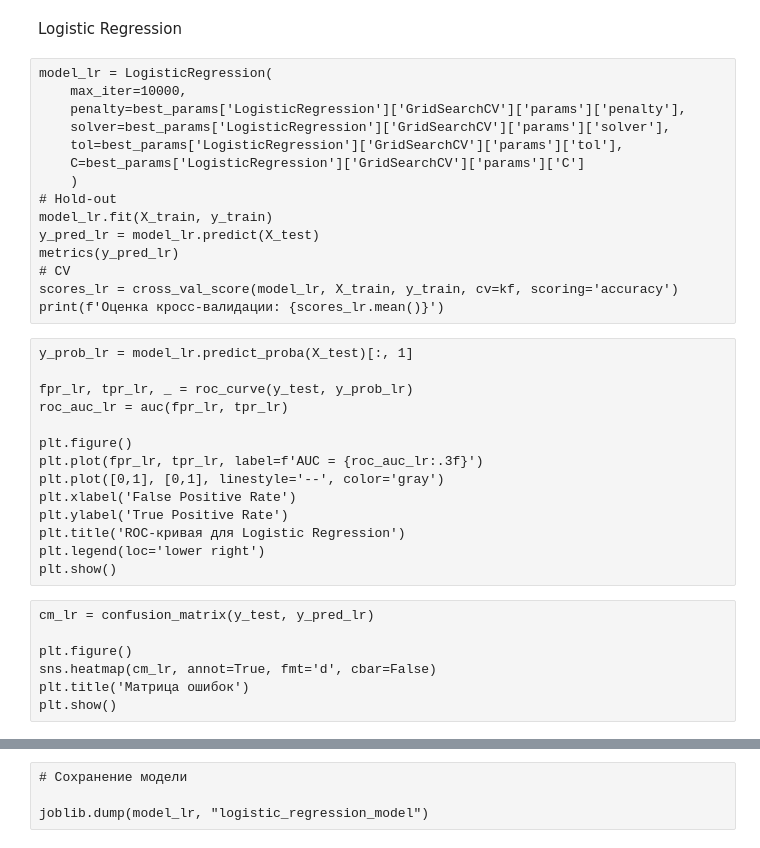
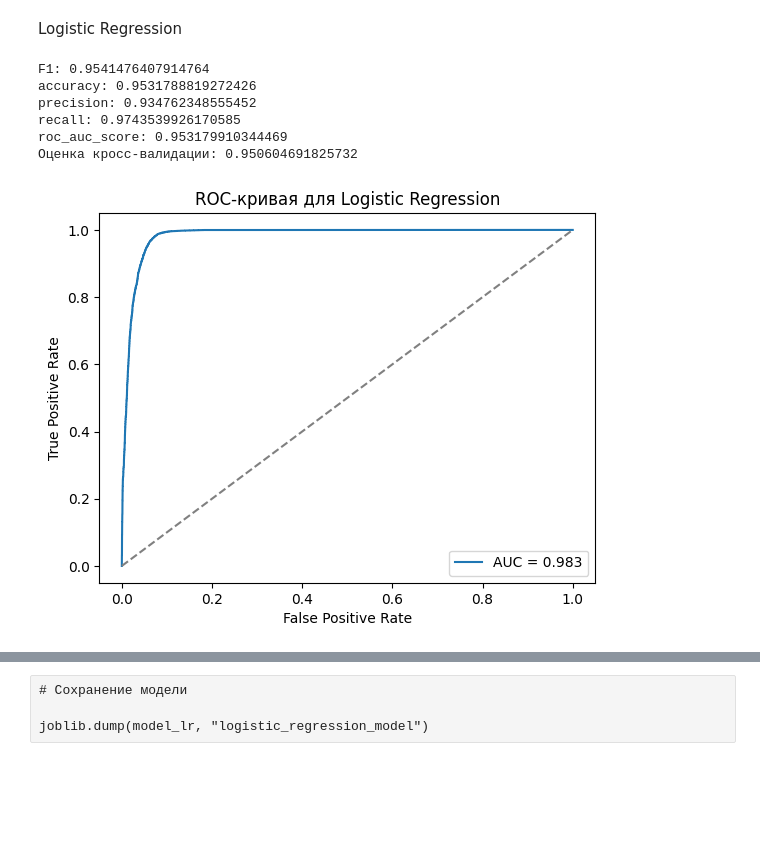
Before and after one commit to SergeyMotynga/OMSTU, a Jupyter notebook: ML/laboratory/lab_2/main/main.ipynb, the cells around one changed output, grey strips where cells are left out. Drawn from its saved outputs; the diff is of its cells as text; code cells hidden in the pictures; blank space fills up the shorter version.

```diff
--- a/ML/laboratory/lab_2/main/main.ipynb
+++ b/ML/laboratory/lab_2/main/main.ipynb
@@ -267,39 +267,41 @@ def metrics(pred_array, true_array=y_test,):
     print(f'roc_auc_score: {roc_auc_score(true_array, pred_array)}')
 # %% [markdown]
 Logistic Regression
-# %% [raw]
-model_lr = LogisticRegression(
-    max_iter=10000,
-    penalty=best_params['LogisticRegression']['GridSearchCV']['params']['penalty'],
-    solver=best_params['LogisticRegression']['GridSearchCV']['params']['solver'],
-    tol=best_params['LogisticRegression']['GridSearchCV']['params']['tol'],
-    C=best_params['LogisticRegression']['GridSearchCV']['params']['C']
-    )
-# Hold-out
-model_lr.fit(X_train, y_train)
-y_pred_lr = model_lr.predict(X_test)
-metrics(y_pred_lr)
-# CV
-scores_lr = cross_val_score(model_lr, X_train, y_train, cv=kf, scoring='accuracy')
-print(f'Оценка кросс-валидации: {scores_lr.mean()}')
-# %% [raw]
-y_prob_lr = model_lr.predict_proba(X_test)[:, 1]
-
-fpr_lr, tpr_lr, _ = roc_curve(y_test, y_prob_lr)
-roc_auc_lr = auc(fpr_lr, tpr_lr)
-
-plt.figure()
-plt.plot(fpr_lr, tpr_lr, label=f'AUC = {roc_auc_lr:.3f}')
-plt.plot([0,1], [0,1], linestyle='--', color='gray')
-plt.xlabel('False Positive Rate')
-plt.ylabel('True Positive Rate')
-plt.title('ROC-кривая для Logistic Regression')
-plt.legend(loc='lower right')
-plt.show()
-# %% [raw]
-cm_lr = confusion_matrix(y_test, y_pred_lr)
-
-plt.figure()
-sns.heatmap(cm_lr, annot=True, fmt='d', cbar=False)
-plt.title('Матрица ошибок')
-plt.show()
+# %%
+model_lr = LogisticRegression(
+    max_iter=10000,
+    penalty=best_params['LogisticRegression']['GridSearchCV']['params']['penalty'],
+    solver=best_params['LogisticRegression']['GridSearchCV']['params']['solver'],
+    tol=best_params['LogisticRegression']['GridSearchCV']['params']['tol'],
+    C=best_params['LogisticRegression']['GridSearchCV']['params']['C']
+    )
+# Hold-out
+model_lr.fit(X_train, y_train)
+y_pred_lr = model_lr.predict(X_test)
+metrics(y_pred_lr)
+# CV
+scores_lr = cross_val_score(model_lr, X_train, y_train, cv=kf, scoring='accuracy')
+print(f'Оценка кросс-валидации: {scores_lr.mean()}')
+# %% [output]
+F1: 0.9541476407914764
+accuracy: 0.9531788819272426
+precision: 0.934762348555452
+recall: 0.9743539926170585
+roc_auc_score: 0.953179910344469
+Оценка кросс-валидации: 0.950604691825732
+# %%
+y_prob_lr = model_lr.predict_proba(X_test)[:, 1]
+
+fpr_lr, tpr_lr, _ = roc_curve(y_test, y_prob_lr)
+roc_auc_lr = auc(fpr_lr, tpr_lr)
+
+plt.figure()
+plt.plot(fpr_lr, tpr_lr, label=f'AUC = {roc_auc_lr:.3f}')
+plt.plot([0,1], [0,1], linestyle='--', color='gray')
+plt.xlabel('False Positive Rate')
+plt.ylabel('True Positive Rate')
+plt.title('ROC-кривая для Logistic Regression')
+plt.legend(loc='lower right')
+plt.show()
+# %% [output]
+[figure, added]
```
Also changed, not shown: parts of 58 cells of this notebook.
